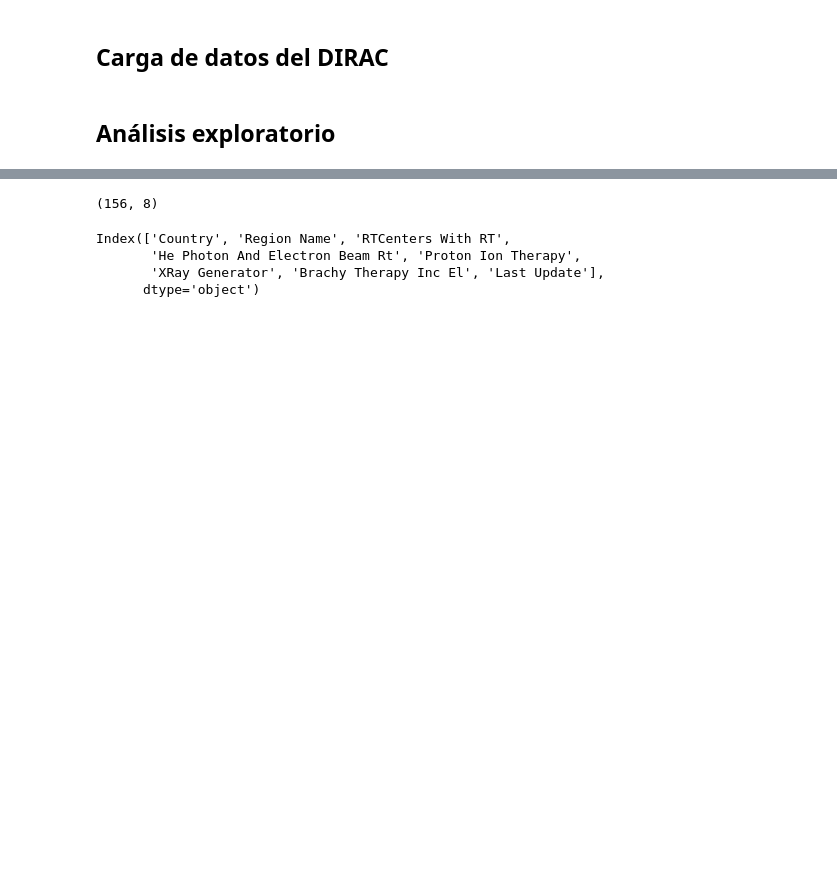
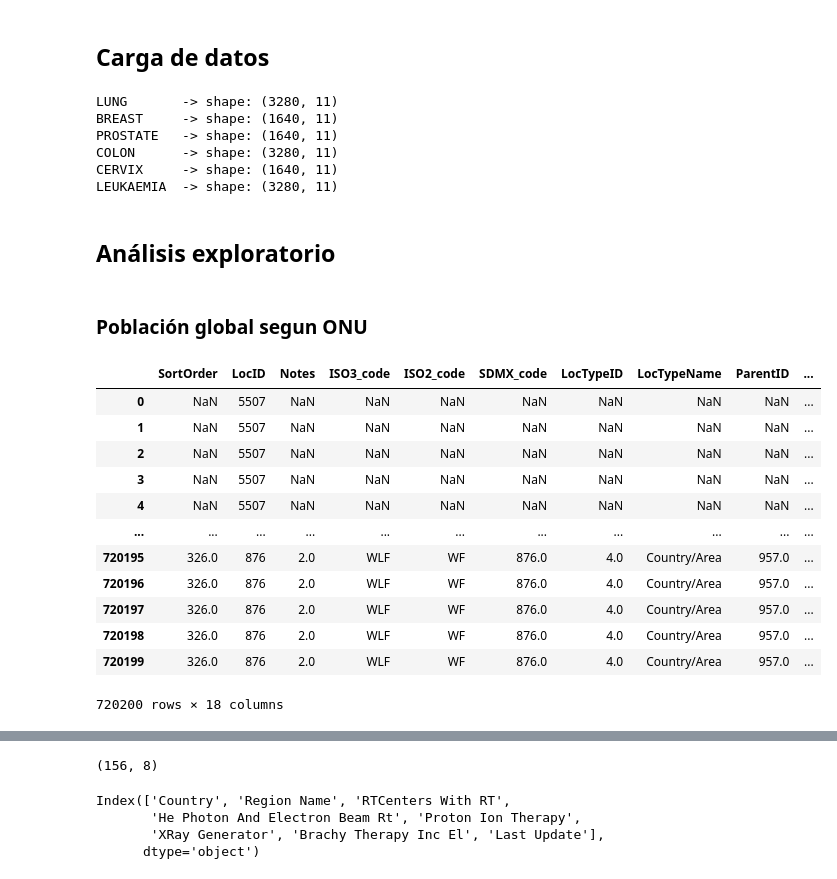
Before and after one commit to mehrerm/TFM, a Jupyter notebook: notebooks/01_load_and_clean_DIRAC.ipynb, the cells around one changed output, grey strips where cells are left out. Cells and saved outputs as stored; diff of their text form; code cells hidden in the pictures; blank space fills up the shorter version.

```diff
--- a/notebooks/01_load_and_clean_DIRAC.ipynb
+++ b/notebooks/01_load_and_clean_DIRAC.ipynb
@@ -30,2 +29,2 @@ Los datos pueden descargarse en la página de la IAEA en el apartado de DIRAC ht
 # %% [markdown]
-## Carga de datos del DIRAC
+## Carga de datos
@@ -40,2 +31,80 @@ dirac = pd.read_excel(url_dirac)
+# %%
+# Cargamos los datos
+
+#Datos de los equipos y centros de radioterapia por país
+
+url_dirac = (
+    "https://raw.githubusercontent.com/mehrerm/TFM/main/"
+    "data/raw/DIRAC_Countries.xlsx"
+)
+
+dirac = pd.read_excel(url_dirac)
+
+
+
+# URL base del repositorio de tipos de cáncer más comunas por país
+url_base = "https://raw.githubusercontent.com/mehrerm/TFM/main/data/raw/"
+
+# Archivos
+files_cancer = {
+    "lung": "dataset-asr-inc-and-mort-males-and-females-lung.csv",
+    "breast": "dataset-asr-inc-and-mort-males-and-females-breast.csv",
+    "prostate": "dataset-asr-inc-and-mort-males-and-females-prostat.csv",
+    "colon": "dataset-asr-inc-and-mort-males-and-females-colon.csv",
+    "cervix": "dataset-asr-inc-and-mort-males-and-females-cervix-uterino.csv",
+    "leukaemia": "dataset-asr-inc-and-mort-males-and-females-leukaemia.csv",
+}
+
+# Carga de datasets
+dfd_cancer = []
+
+for cancer, filename in files_cancer.items():
+    url = url_base + quote(filename)
+    df_cancer = pd.read_csv(url)
+
+
+
+    dfd_cancer.append(df_cancer)
+
+    print(f"{cancer.upper():10s} -> shape: {df_cancer.shape}")
+
+df_all_cancer = pd.concat(dfd_cancer, ignore_index=True)
+
+
+#Población mundial acorde con los datos de la ONU
+
+
+url_pop = (
+       "https://raw.githubusercontent.com/mehrerm/TFM/main/data/raw/"
+       "WPP2024_TotalPopulationBySex.csv.gz"
+)
+
+# Cargar directamente desde la web
+pop = pd.read_csv(url_pop, compression='gzip')
+# %% [output]
+LUNG       -> shape: (3280, 11)
+BREAST     -> shape: (1640, 11)
+PROSTATE   -> shape: (1640, 11)
+COLON      -> shape: (3280, 11)
+CERVIX     -> shape: (1640, 11)
+LEUKAEMIA  -> shape: (3280, 11)
 # %% [markdown]
 ## Análisis exploratorio
+# %% [markdown]
+### Población global segun ONU
+# %%
+pop.head(-10)
+# %% [output]
+|  | SortOrder | LocID | Notes | ISO3_code | ISO2_code | SDMX_code | LocTypeID | LocTypeName | ParentID | ... |
+| 0 | NaN | 5507 | NaN | NaN | NaN | NaN | NaN | NaN | NaN | ... |
+| 1 | NaN | 5507 | NaN | NaN | NaN | NaN | NaN | NaN | NaN | ... |
+| 2 | NaN | 5507 | NaN | NaN | NaN | NaN | NaN | NaN | NaN | ... |
+| 3 | NaN | 5507 | NaN | NaN | NaN | NaN | NaN | NaN | NaN | ... |
+| 4 | NaN | 5507 | NaN | NaN | NaN | NaN | NaN | NaN | NaN | ... |
+| ... | ... | ... | ... | ... | ... | ... | ... | ... | ... | ... |
+| 720195 | 326.0 | 876 | 2.0 | WLF | WF | 876.0 | 4.0 | Country/Area | 957.0 | ... |
+| 720196 | 326.0 | 876 | 2.0 | WLF | WF | 876.0 | 4.0 | Country/Area | 957.0 | ... |
+| 720197 | 326.0 | 876 | 2.0 | WLF | WF | 876.0 | 4.0 | Country/Area | 957.0 | ... |
+| 720198 | 326.0 | 876 | 2.0 | WLF | WF | 876.0 | 4.0 | Country/Area | 957.0 | ... |
+| 720199 | 326.0 | 876 | 2.0 | WLF | WF | 876.0 | 4.0 | Country/Area | 957.0 | ... |
+720200 rows × 18 columns
```
Also changed, not shown: parts of 14 cells of this notebook.
